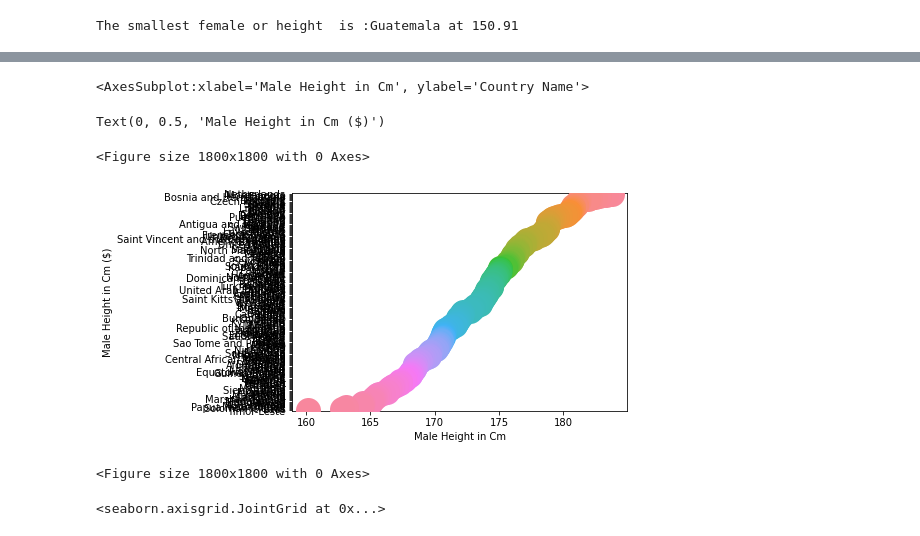
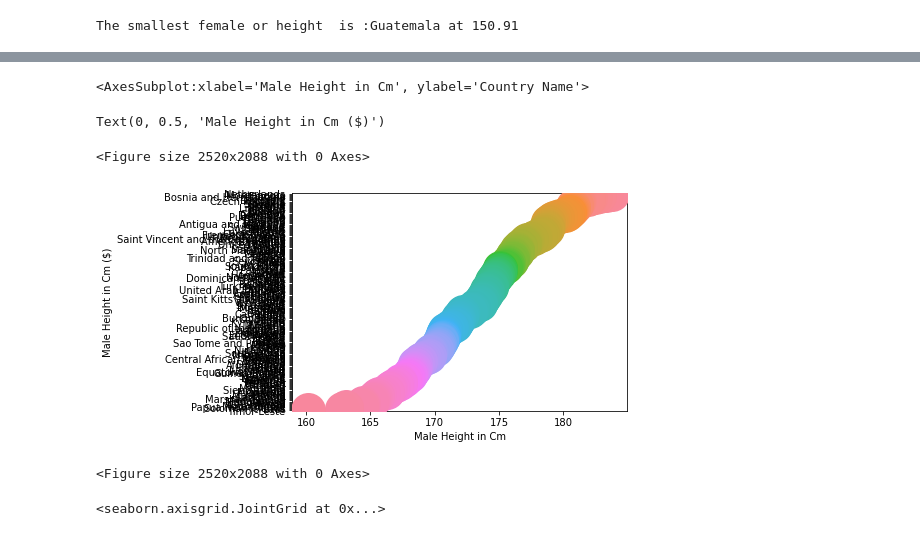
Before and after one commit to YadavAkshay1995/Datascience, a Jupyter notebook: Height of Male and Female.ipynb, the cells around one changed output, grey strips where cells are left out. Cells and saved outputs as stored; diff of their text form; code cells hidden in the pictures.

```diff
--- a/Height of Male and Female.ipynb
+++ b/Height of Male and Female.ipynb
@@ -225,16 +234,16 @@ Text(0, 0.5, 'Male Height in Cm ($)')
 # %%
 #Grouping with Stripplot()
 
-sns.stripplot(y='Country Name',x='Male Height in Cm', data=df,size=25, jitter= False)
+sns.stripplot(y='Country Name',x='Male Height in Cm', data=df,size=35, jitter= False)
 plt.ylabel("Male Height in Cm ($)")
-plt.figure(figsize=(25,25))
+plt.figure(figsize=(35,29))
 plt.show()
 # %% [output]
 <AxesSubplot:xlabel='Male Height in Cm', ylabel='Country Name'>
 Text(0, 0.5, 'Male Height in Cm ($)')
-<Figure size 1800x1800 with 0 Axes>
+<Figure size 2520x2088 with 0 Axes>
-[figure, old version]
+[figure, new version]
-<Figure size 1800x1800 with 0 Axes>
+<Figure size 2520x2088 with 0 Axes>
 # %%
 #Density plot
 sns.jointplot(y="Country Name",x="Male Height in Cm", data=df)
```
Also changed, not shown: parts of 18 cells of this notebook.
